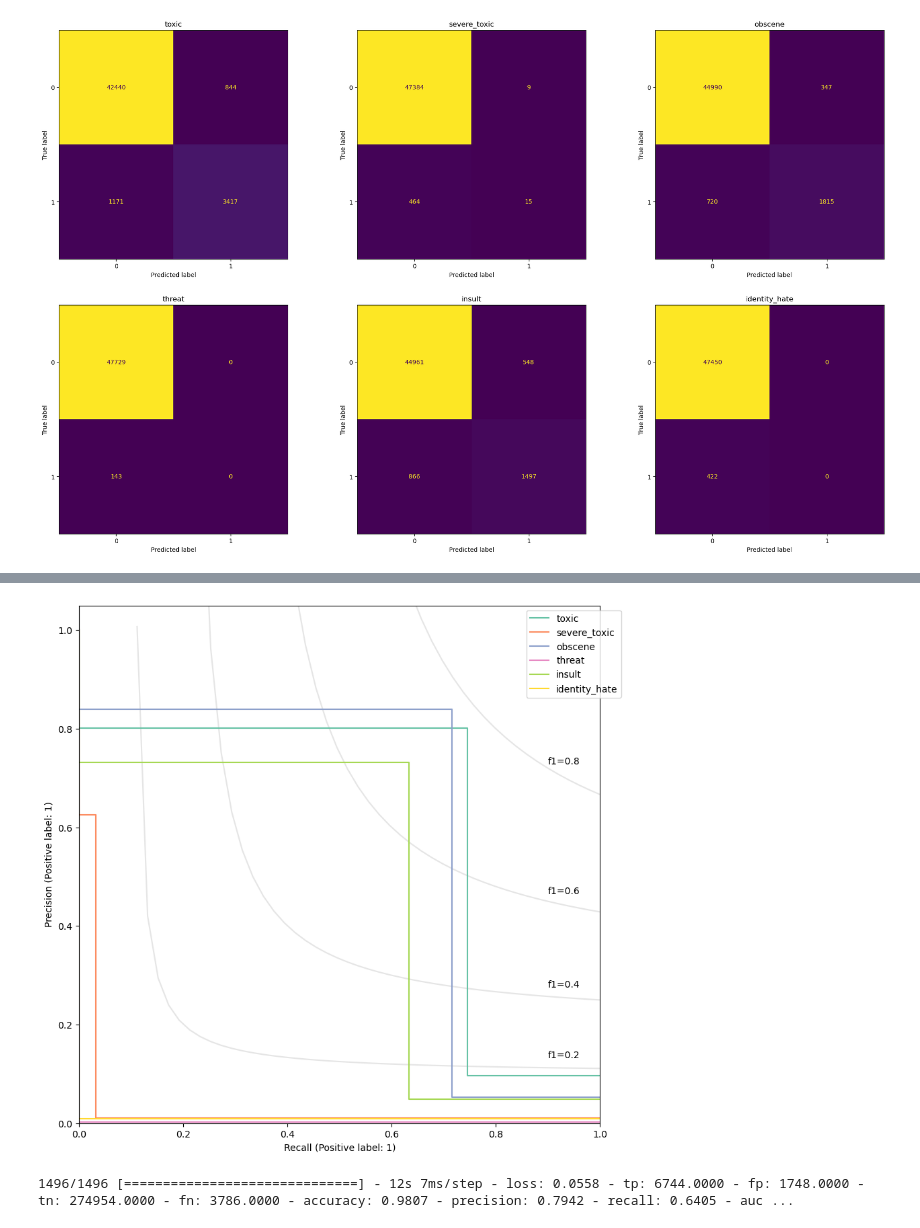
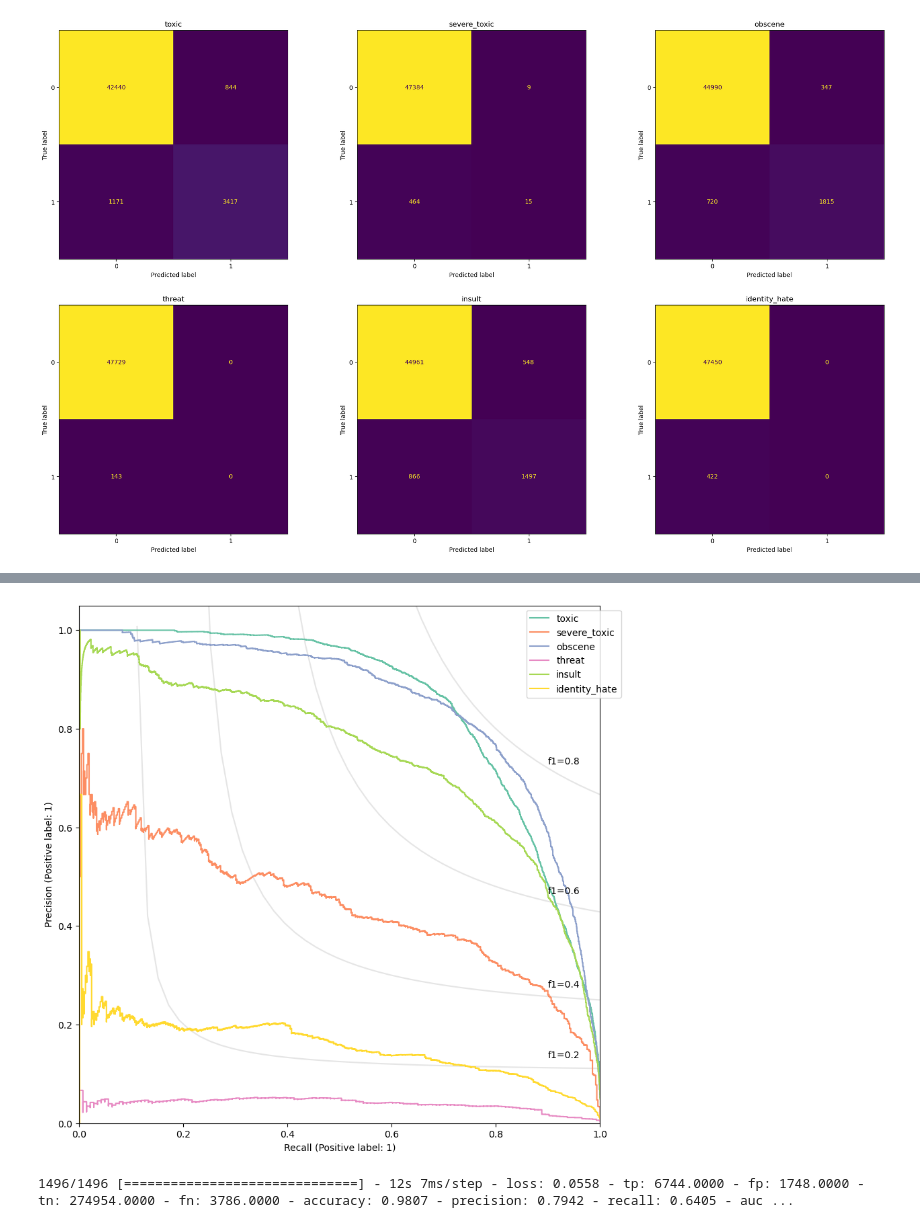
Before and after one commit to bryangyc/Toxic_comments_classification, a Jupyter notebook: code/model1.ipynb, the cells around one changed output, grey strips where cells are left out. Drawn from its saved outputs; the diff is of its cells as text; code cells hidden in the pictures.

```diff
--- a/code/model1.ipynb
+++ b/code/model1.ipynb
@@ -979,6 +958,8 @@ for i in range(6):
 # %% [output]
 [figure]
 # %%
+y_pred = model.predict(vectorized_X_test, batch_size=1024)
+
 f, ax = plt.subplots(figsize=(10, 10))
 # axes = axes.ravel()
 colors = cycle(sns.color_palette("Set2", 10))
@@ -1018,4 +1000,4 @@ for i in range(6):
-[figure, old version]
+[figure, new version]
 # %%
 model.evaluate(vectorized_X_test, y_test)
 # %% [output]
```
Also changed, not shown: parts of 20 cells of this notebook, 58 other files.
